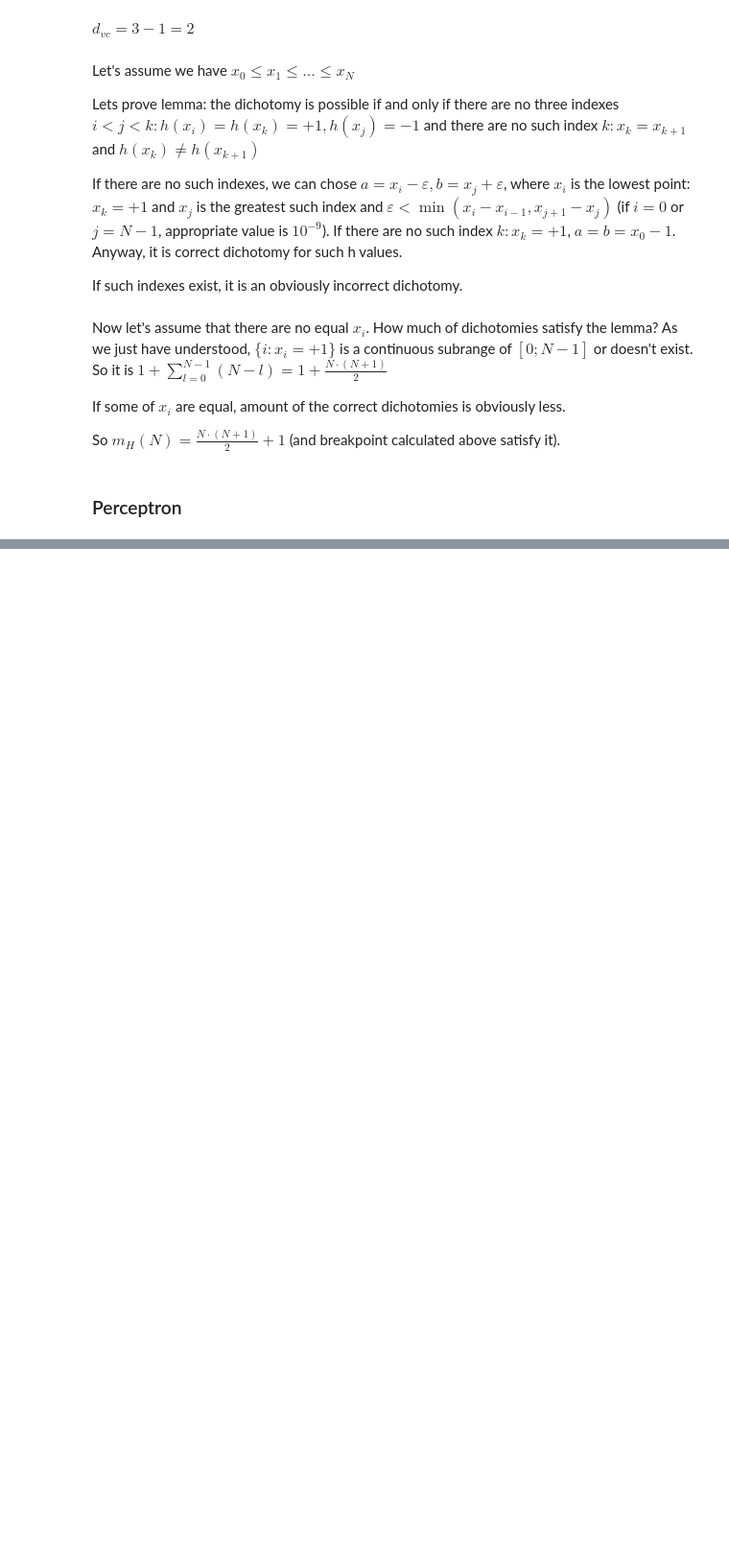
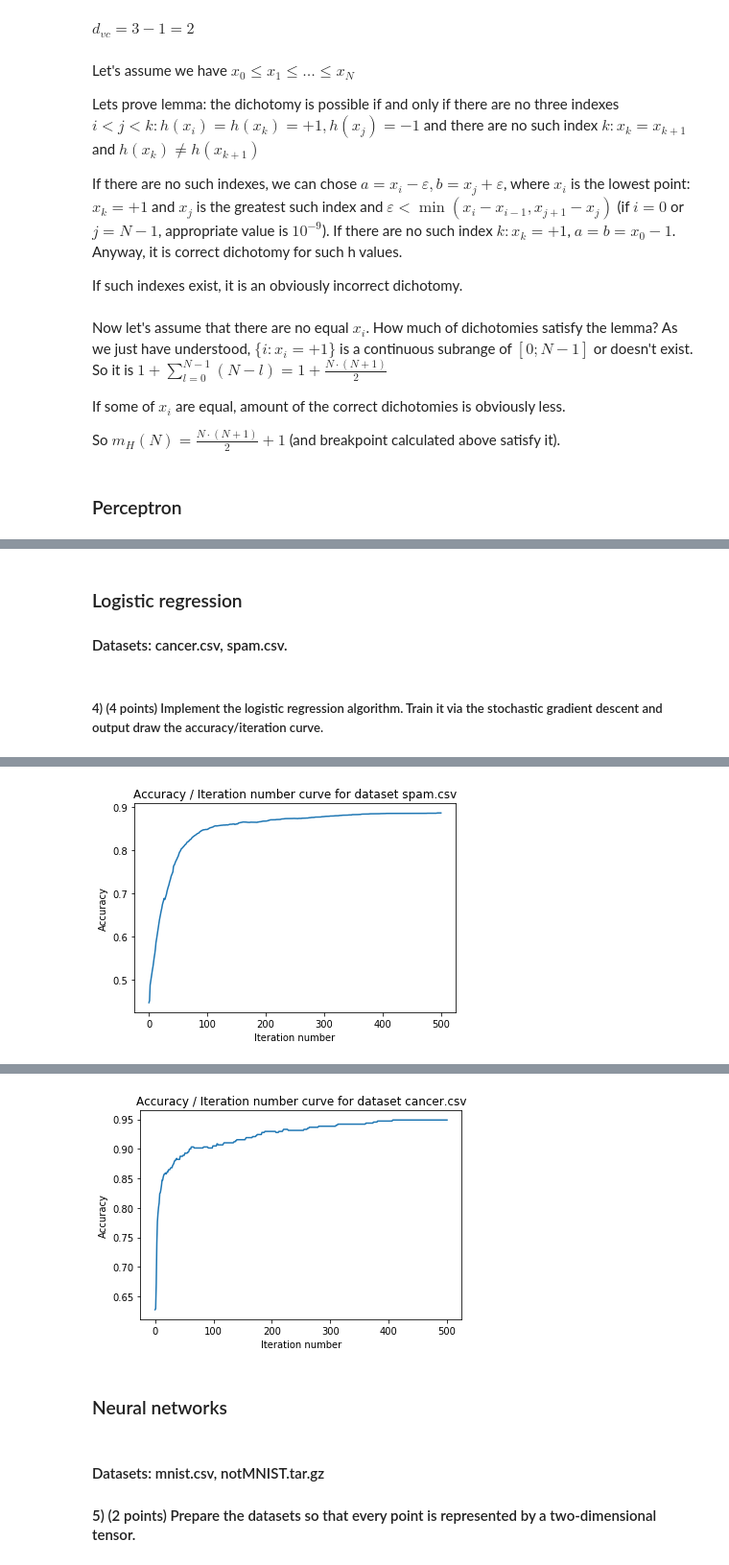
Before and after one commit to Igor-Tukh/machine-learning-hse, a Jupyter notebook: hw02/hw02.ipynb, the cells around one changed output, grey strips where cells are left out. Shown at 96% size. Drawn from its saved outputs; the diff is of its cells as text; code cells hidden in the pictures; blank space fills up the shorter version.

```diff
--- a/hw02/hw02.ipynb
+++ b/hw02/hw02.ipynb
@@ -73,0 +92,9 @@ So $m_{H}(N) = \frac{N \cdot (N + 1)}{2} + 1$ (and breakpoint calculated above s
+# %%
+def load_csv_dataset(dataset_name, label_name='label'):
+    dataset_path = os.path.join(DATASETS_DIR, dataset_name)
+    if label_name is not None:
+        dataset = pd.read_csv(dataset_path)
+        data_columns = np.array([name for name in dataset.columns if name != label_name])
+        return dataset[data_columns], dataset[np.array([label_name])]
+    else:
+        return pd.read_csv(dataset_path)
@@ -73,0 +186,6 @@ So $m_{H}(N) = \frac{N \cdot (N + 1)}{2} + 1$ (and breakpoint calculated above s
+# %% [markdown]
+### Logistic regression
+
+#### Datasets: cancer.csv, spam.csv.
+# %% [markdown]
+##### 4) (4 points) Implement the logistic regression algorithm. Train it via the stochastic gradient descent and output draw the accuracy/iteration curve.
@@ -73,0 +223,26 @@ So $m_{H}(N) = \frac{N \cdot (N + 1)}{2} + 1$ (and breakpoint calculated above s
+# %%
+def build_plot_logistic_regression(points, values, iterations_amount, batches_amount, dataset_name, eta=0.2):
+    PolynomialFeatures(degree=1).fit_transform(points)
+    labels = values['label'].unique()
+    labels_map = {labels[0]: -1, labels[1]: 1}
+    values = values['label'].apply(lambda label: labels_map[label])
+    values = values.to_numpy().reshape(-1)
+    points = points.to_numpy()
+    points = MinMaxScaler().fit_transform(points)
+
+    accuracies = logistic_regression_algorithm(points, values, iterations_amount, batches_amount, eta)
+    plt.clf()
+    plt.title('Accuracy / Iteration number curve for dataset {}'.format(dataset_name))
+    plt.xlabel('Iteration number')
+    plt.ylabel('Accuracy')
+    plt.plot(list(range(len(accuracies))), accuracies)
+    plt.show()
+# %%
+def fourth_task():
+    points, values = load_csv_dataset('spam.csv')
+    build_plot_logistic_regression(points, values, 500, 25, 'spam.csv')
+    points, values = load_csv_dataset('cancer.csv')
+    build_plot_logistic_regression(points, values, 500, 25, 'cancer.csv')
+
+fourth_task()
+# %% [output]
@@ -73,0 +250 @@ So $m_{H}(N) = \frac{N \cdot (N + 1)}{2} + 1$ (and breakpoint calculated above s
+[figure, added]
@@ -73,0 +252,7 @@ So $m_{H}(N) = \frac{N \cdot (N + 1)}{2} + 1$ (and breakpoint calculated above s
+[figure, added]
+# %% [markdown]
+### Neural networks
+# %% [markdown]
+#### Datasets: mnist.csv, notMNIST.tar.gz
+
+#### 5) (2 points) Prepare the datasets so that every point is represented by a two-dimensional tensor.
```
Also changed, not shown: parts of 13 cells of this notebook.
